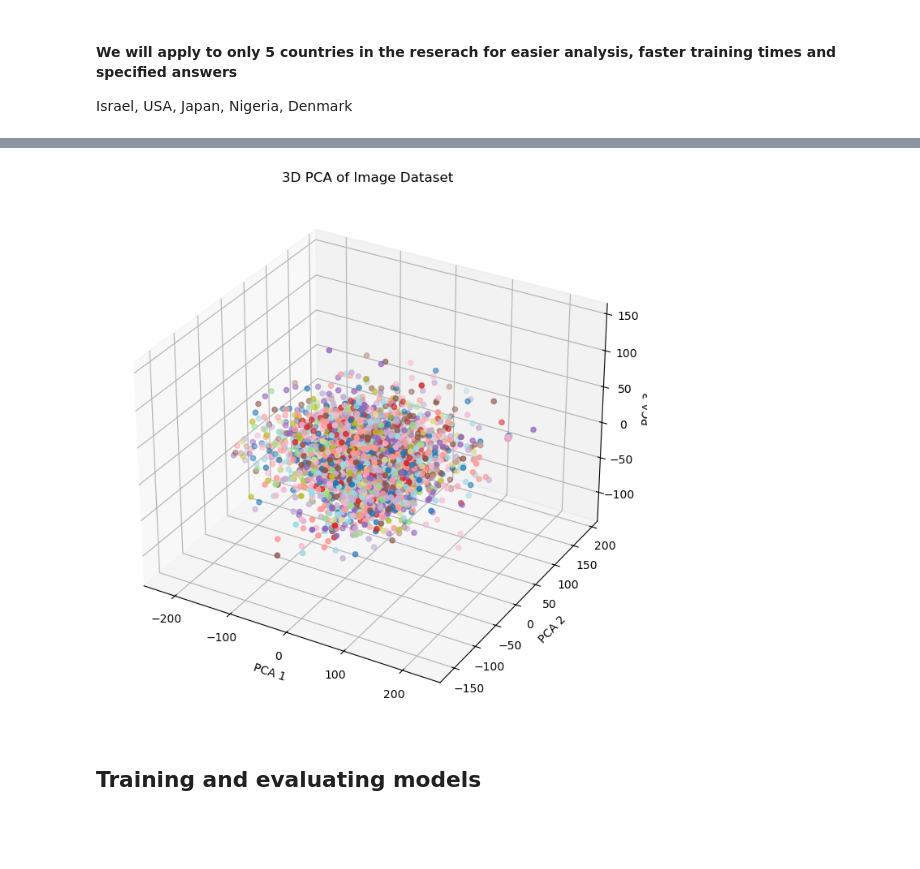
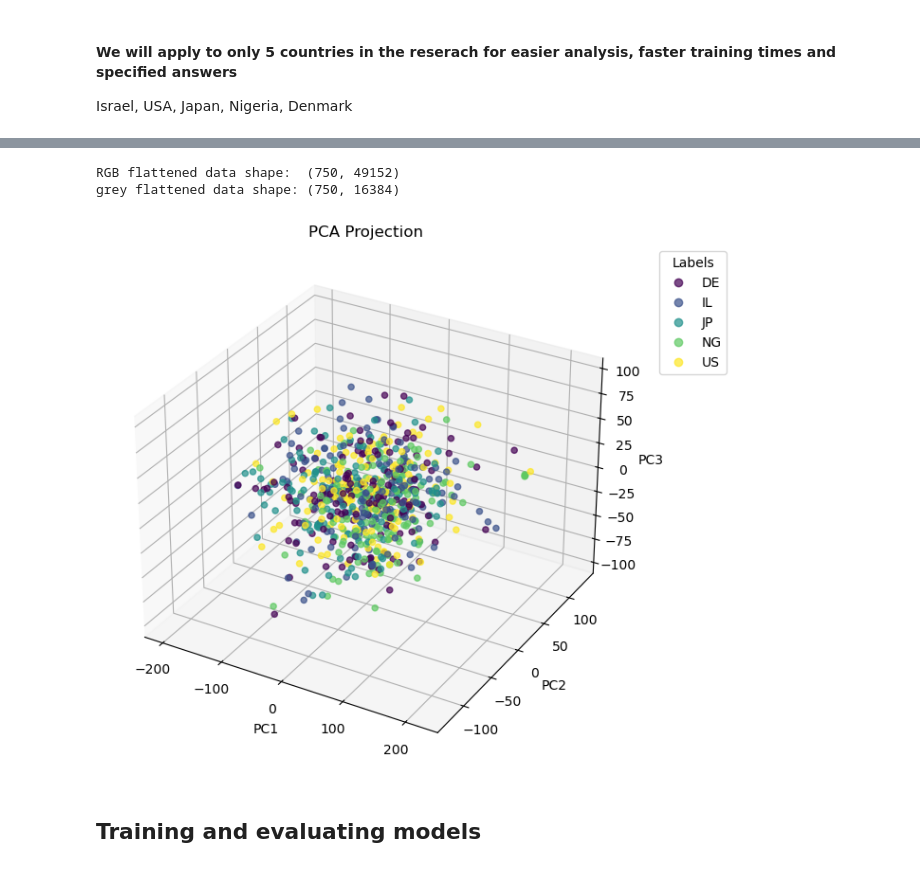
Before and after one commit to Ely6899/ML_final_project, a Jupyter notebook: project_notebook.ipynb, the cells around one changed output, grey strips where cells are left out. Cells and saved outputs as stored; diff of their text form; code cells hidden in the pictures; blank space fills up the shorter version.

```diff
--- a/project_notebook.ipynb
+++ b/project_notebook.ipynb
@@ -146,4 +121,10 @@ def build_df_from_dataset(dataset) -> pd.DataFrame:
 
     return df
 # %%
-data_frames = tuple(build_df_from_dataset(filtered_ds) for filtered_ds in datasets_filtered)
+# Build the relevant dataframes for future data exploration and analysis
+
+print("Building RGB dataframes")
+data_frames_rgb = tuple(build_array_df_from_dataset(filtered_ds, to_grey_scale=False) for filtered_ds in datasets_filtered)
+
+print("Building greyscale dataframes")
+data_frames_greyscale = tuple(build_array_df_from_dataset(filtered_ds, to_grey_scale=True) for filtered_ds in datasets_filtered)
@@ -165,0 +131,3 @@ data_frames[0]
+# %%
+df_train_rgb, df_validation_rgb, df_test_rgb = data_frames_rgb
+df_train_grey, df_validation_grey, df_test_grey = data_frames_greyscale
@@ -196,7 +204,23 @@ def apply_PCA(X, y, plot_pca: bool = False) -> np.ndarray:
-# %%
-apply_PCA(data_frames[0])
-# %% [output]
-[figure, removed]
+# %%
+# Start with flattening the data from the datasets
+
+# RGB flatten
+X_rgb = np.stack([np.array(img).reshape(-1) for img in df_train_rgb["image_array"]])
+
+# RGB flatten
+X_gray = np.stack([np.array(img).reshape(-1) for img in df_train_grey["image_array"]])
+# %%
+print(f"RGB flattened data shape:  {X_rgb.shape}")
+print(f"grey flattened data shape: {X_gray.shape}")
+# %% [output]
+RGB flattened data shape:  (750, 49152)
+grey flattened data shape: (750, 16384)
+# %%
+labels_rgb, labels_grey = label2country(df_train_rgb['label']), label2country(df_train_grey['label'])
+# %%
+plot_pca(X_gray, labels_grey, n_components=3)
+# %% [output]
+[figure, added]
 # %% [markdown]
 ## Training and evaluating models
 # %%
```
Also changed, not shown: parts of 22 cells of this notebook.
